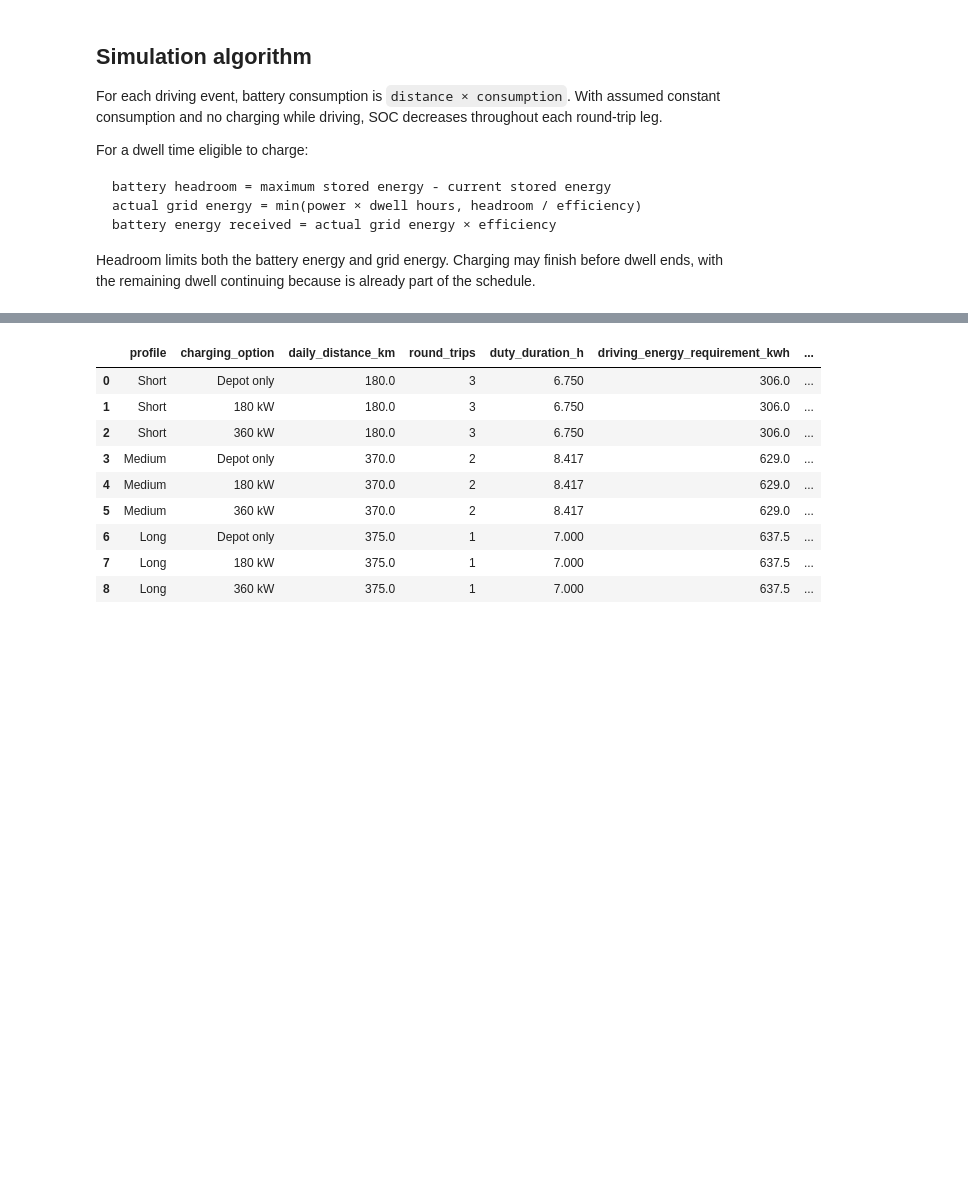
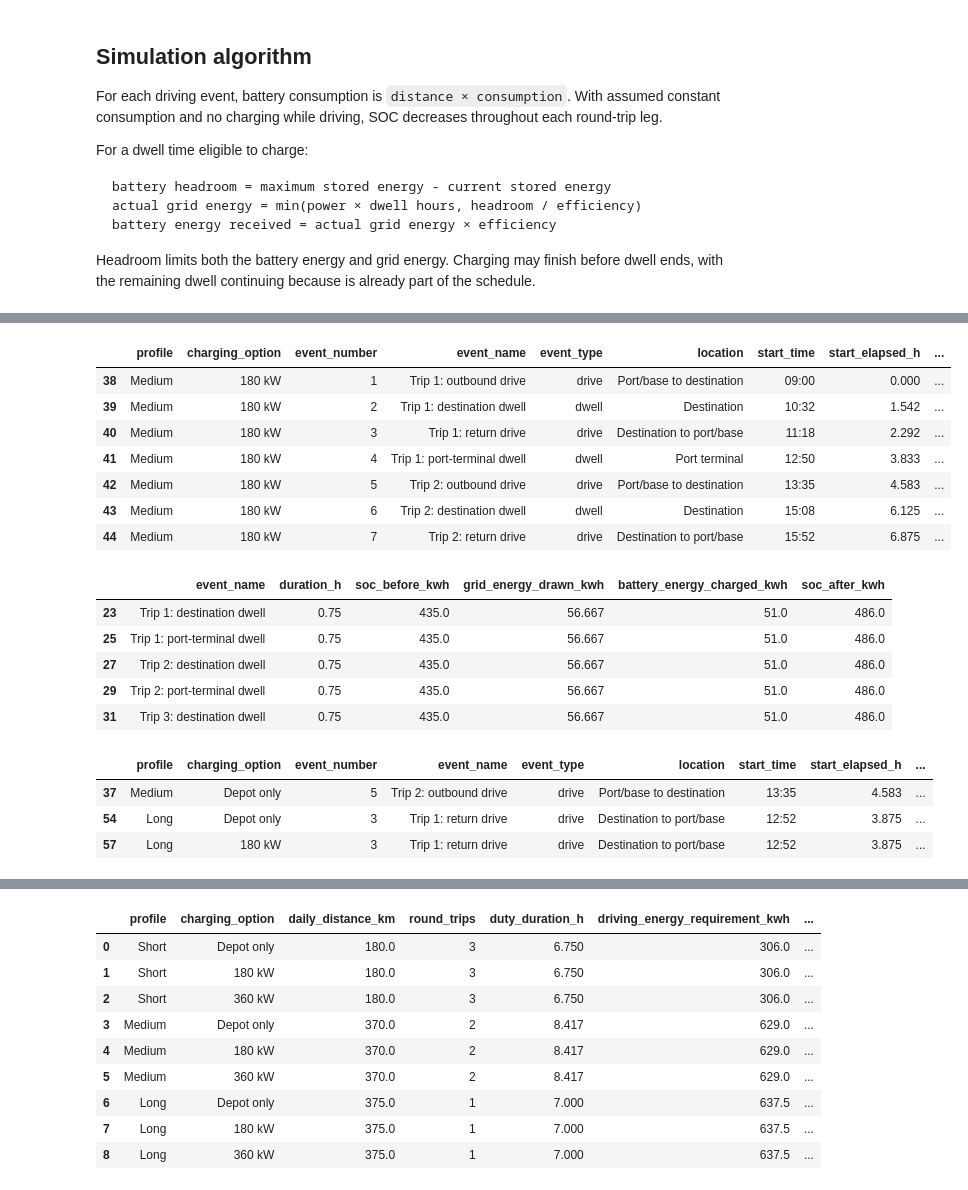
Before and after one commit to sandrazhu21/-TIL6022-TIL-Python-Programming-Group-21, a Jupyter notebook: Final_code.ipynb, the cells around one changed output, grey strips where cells are left out. Saved outputs shown, nothing was run; the diff lists cells and outputs as text; code cells hidden in the pictures; blank space fills up the shorter version.

Commit message:
started phase 2 extension

```diff
--- a/Final_code.ipynb
+++ b/Final_code.ipynb
@@ -91,7 +91,7 @@ the **methods** included:
 class Operational_Profile:
     def __init__(self, name, one_way_distance_km, round_trips,
                  average_speed_kmh=60, destination_dwell_h=0.75,
-                 port_dwell_h=0.75, duty_start_hour=9):
+                 port_dwell_h=0.75, duty_start_hour=9, base_location="Port", off_port_charging_allowed=True):
         if one_way_distance_km <= 0 or average_speed_kmh <= 0:
             raise ValueError("Distance and speed must be positive.")
         if not isinstance(round_trips, int) or round_trips < 1:
@@ -108,6 +108,8 @@ class Operational_Profile:
         self.destination_dwell_h = destination_dwell_h
         self.port_dwell_h = port_dwell_h
         self.duty_start_hour = duty_start_hour
+        self.base_location = base_location
+        self.off_port_charging_allowed = off_port_charging_allowed
 
     def daily_distance_km(self):
         return 2 * self.one_way_distance_km * self.round_trips     #calculate total daily distance of all round trips
@@ -324,7 +326,7 @@ def simulate_duty(truck, profile, charging_option):
     events = profile.build_events()
     duty_duration_h = sum(event["duration_h"] for event in events)
 
-    # SOC belongs to this run only; the shared truck is never changed
+    # SOC belongs to this run only; the shared truck is never changed.
     soc_kwh = truck.max_soc_kwh
     minimum_soc_kwh = soc_kwh
     event_records = []
@@ -364,6 +366,11 @@ def simulate_duty(truck, profile, charging_option):
         event_records.append({
             "profile": profile.name,
             "charging_option": charging_option.name,
+            "base_location": getattr(profile, "base_location", "Port"),
+            "trip_number": event.get("trip_number"),
+            "charging_scope": event.get("charging_scope"),
+            "crossing_direction": event.get("crossing_direction"),
+            "crossing_elapsed_h": event.get("crossing_elapsed_h"),
             "event_number": event["event_number"],
             "event_name": event["event_name"],
             "event_type": event["event_type"],
@@ -420,6 +427,7 @@ def simulate_duty(truck, profile, charging_option):
         repeatable_daily_feasible = depot_window_sufficient
 
     summary = {
+        "base_location": profile.base_location,
         "profile": profile.name,
         "charging_option": charging_option.name,
         "daily_distance_km": profile.daily_distance_km(),
@@ -449,6 +457,10 @@ def simulate_duty(truck, profile, charging_option):
         "depot_window_sufficient": depot_window_sufficient,
         "repeatable_daily_feasible": repeatable_daily_feasible,
     }
+    for scope in ["port_terminal", "off_port"]:
+        summary[scope + "_grid_energy_kwh"] = event_log.loc[
+            event_log["charging_scope"].eq(scope), "grid_energy_drawn_kwh"
+        ].sum()
     return event_log, summary
 # %%
 def run_all_scenarios(truck, profiles, charging_options):
@@ -464,0 +603,42 @@ def run_all_scenarios(truck, profiles, charging_options):
+# %%
+log_columns = [
+    "profile", "charging_option", "event_number", "event_name", "event_type",
+    "location", "start_time", "start_elapsed_h", "duration_h", "distance_km",
+    "soc_before_kwh", "driving_energy_used_kwh", "grid_energy_drawn_kwh",
+    "battery_energy_charged_kwh", "soc_after_kwh", "soc_after_percent",
+    "minimum_soc_violation",
+]
+medium_180_log = event_log_df.loc[
+    event_log_df["profile"].eq("Medium")
+    & event_log_df["charging_option"].eq("180 kW"), log_columns
+]
+display(medium_180_log)
+
+short_360_dwell_log = event_log_df.loc[
+    event_log_df["profile"].eq("Short")
+    & event_log_df["charging_option"].eq("360 kW")
+    & event_log_df["event_type"].eq("dwell"),
+    ["event_name", "duration_h", "soc_before_kwh", "grid_energy_drawn_kwh",
+     "battery_energy_charged_kwh", "soc_after_kwh"],
+]
+display(short_360_dwell_log)
+display(event_log_df.loc[event_log_df["minimum_soc_violation"], log_columns])
+# %% [output]
+|  | profile | charging_option | event_number | event_name | event_type | location | start_time | start_elapsed_h | ... |
+| 38 | Medium | 180 kW | 1 | Trip 1: outbound drive | drive | Port/base to destination | 09:00 | 0.000 | ... |
+| 39 | Medium | 180 kW | 2 | Trip 1: destination dwell | dwell | Destination | 10:32 | 1.542 | ... |
+| 40 | Medium | 180 kW | 3 | Trip 1: return drive | drive | Destination to port/base | 11:18 | 2.292 | ... |
+| 41 | Medium | 180 kW | 4 | Trip 1: port-terminal dwell | dwell | Port terminal | 12:50 | 3.833 | ... |
+| 42 | Medium | 180 kW | 5 | Trip 2: outbound drive | drive | Port/base to destination | 13:35 | 4.583 | ... |
+| 43 | Medium | 180 kW | 6 | Trip 2: destination dwell | dwell | Destination | 15:08 | 6.125 | ... |
+| 44 | Medium | 180 kW | 7 | Trip 2: return drive | drive | Destination to port/base | 15:52 | 6.875 | ... |
+|  | event_name | duration_h | soc_before_kwh | grid_energy_drawn_kwh | battery_energy_charged_kwh | soc_after_kwh |
+| 23 | Trip 1: destination dwell | 0.75 | 435.0 | 56.667 | 51.0 | 486.0 |
+| 25 | Trip 1: port-terminal dwell | 0.75 | 435.0 | 56.667 | 51.0 | 486.0 |
+| 27 | Trip 2: destination dwell | 0.75 | 435.0 | 56.667 | 51.0 | 486.0 |
+| 29 | Trip 2: port-terminal dwell | 0.75 | 435.0 | 56.667 | 51.0 | 486.0 |
+| 31 | Trip 3: destination dwell | 0.75 | 435.0 | 56.667 | 51.0 | 486.0 |
+|  | profile | charging_option | event_number | event_name | event_type | location | start_time | start_elapsed_h | ... |
+| 37 | Medium | Depot only | 5 | Trip 2: outbound drive | drive | Port/base to destination | 13:35 | 4.583 | ... |
+| 54 | Long | Depot only | 3 | Trip 1: return drive | drive | Destination to port/base | 12:52 | 3.875 | ... |
+| 57 | Long | 180 kW | 3 | Trip 1: return drive | drive | Destination to port/base | 12:52 | 3.875 | ... |
```
Also changed, not shown: parts of 15 cells of this notebook.
